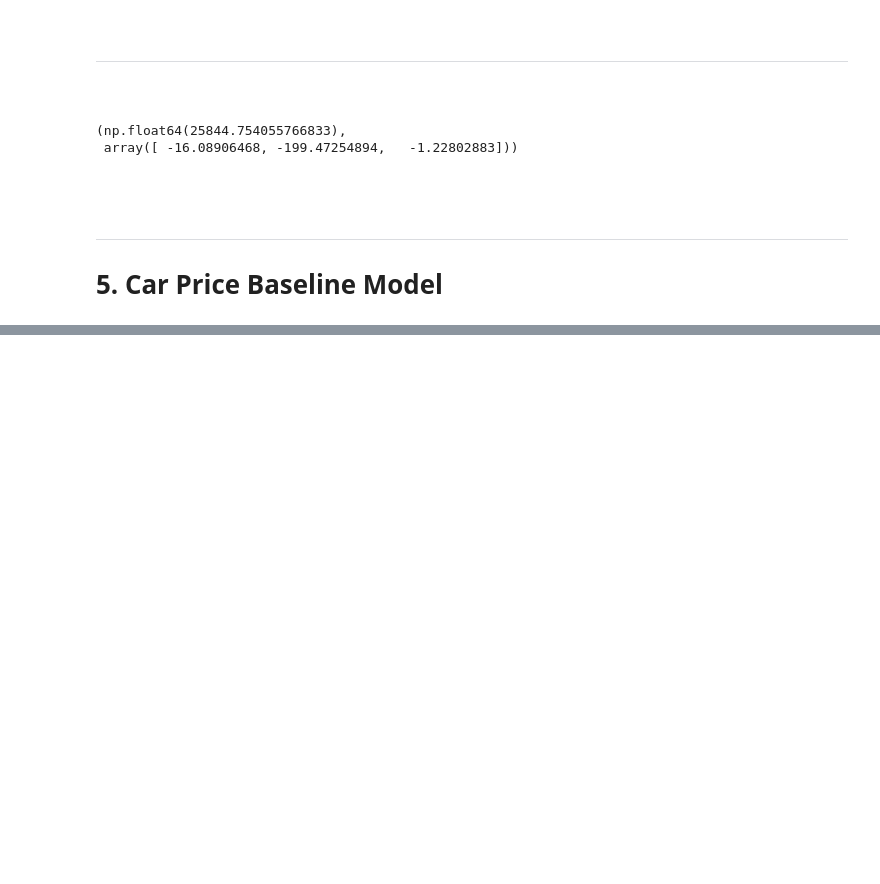
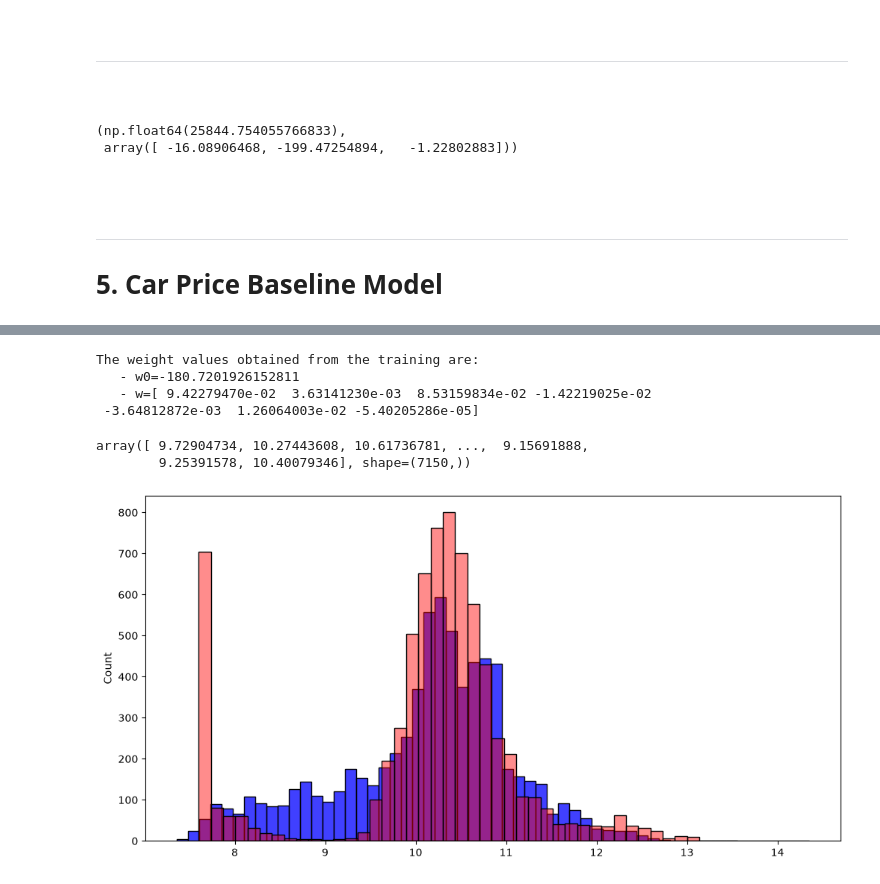
Before and after one commit to MiltonValleL/ml_zoomcamp_2026, a Jupyter notebook: module-02_Regression/02.2.regression_modelling.ipynb, the cells around one changed output, grey strips where cells are left out. Saved outputs shown, nothing was run; the diff lists cells and outputs as text; code cells hidden in the pictures; blank space fills up the shorter version.

Commit message:
predicting with a base model

```diff
--- a/module-02_Regression/02.2.regression_modelling.ipynb
+++ b/module-02_Regression/02.2.regression_modelling.ipynb
@@ -676,0 +720,3 @@ train_linear_regression(X, y)
+# %%
+# Now it's time to train the model
+train_linear_regression(X_train, y_train)
@@ -676,0 +737,4 @@ train_linear_regression(X, y)
+# %%
+# I will fill all missing values with ZERO
+X_train = df_train[base].fillna(0).values
+X_train
@@ -676,0 +749,25 @@ train_linear_regression(X, y)
+# %%
+w0, w = train_linear_regression(X_train, y_train)
+# %%
+print(f"The weight values obtained from the training are:\n   - w0={w0}\n   - w={w}")
+# %% [output]
+The weight values obtained from the training are:
+   - w0=-180.7201926152811
+   - w=[ 9.42279470e-02  3.63141230e-03  8.53159834e-02 -1.42219025e-02
+ -3.64812872e-03  1.26064003e-02 -5.40205286e-05]
+# %%
+# Since we trained the LR model, now we can do some prediction
+y_pred = w0 + X_train.dot(w)
+y_pred
+# %% [output]
+array([ 9.72904734, 10.27443608, 10.61736781, ...,  9.15691888,
+        9.25391578, 10.40079346], shape=(7150,))
+# %%
+# In order to understand how are the predictions related to the original dataset.
+# We can plot Two Histograms, one for each data
+plt.figure(figsize=(12, 6))
+sns.histplot(y_pred, color='blue', alpha=0.75, bins=50, legend='y_pred')
+sns.histplot(y_train, color='red', alpha=0.45, bins=50, legend='y_train')
+plt.show()
+# %% [output]
+[figure, added]
```
Also changed, not shown: parts of 10 cells of this notebook.
